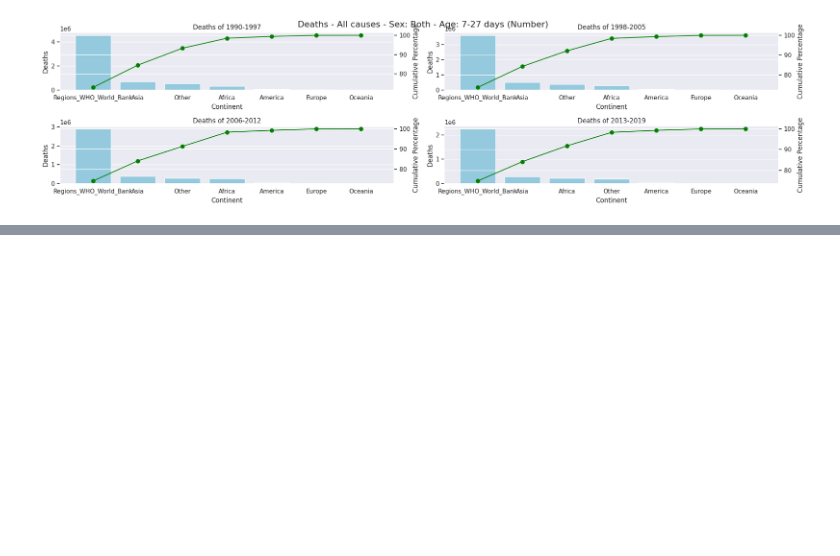
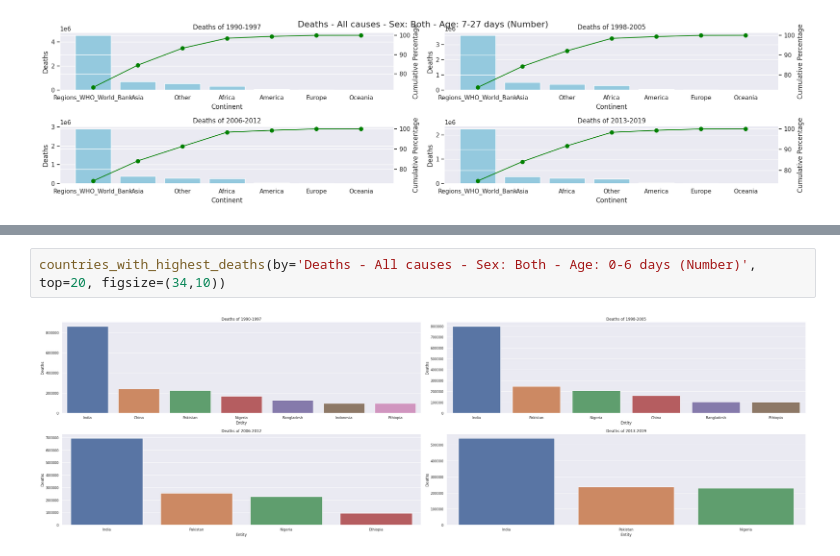
Before and after one commit to rodrigo-espino/Statsproject, a Jupyter notebook: Main_project.ipynb, the cells around one changed output, grey strips where cells are left out. Saved outputs shown, nothing was run; the diff lists cells and outputs as text; blank space fills up the shorter version.

```diff
--- a/Main_project.ipynb
+++ b/Main_project.ipynb
@@ -341,0 +348,4 @@ Paretto_diagram('Deaths - All causes - Sex: Both - Age: 7-27 days (Number)')
+# %%
+countries_with_highest_deaths(by='Deaths - All causes - Sex: Both - Age: 0-6 days (Number)', top=20, figsize=(34,10))
+# %% [output]
+[figure, added]
```
Also changed, not shown: parts of 8 cells of this notebook.
